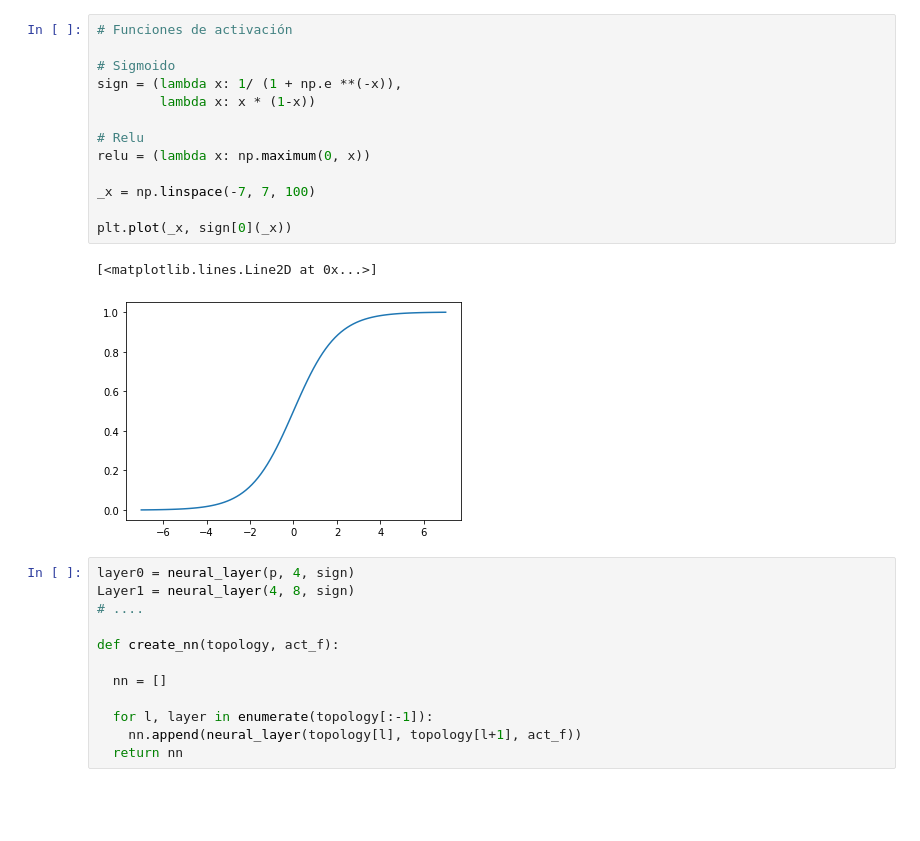
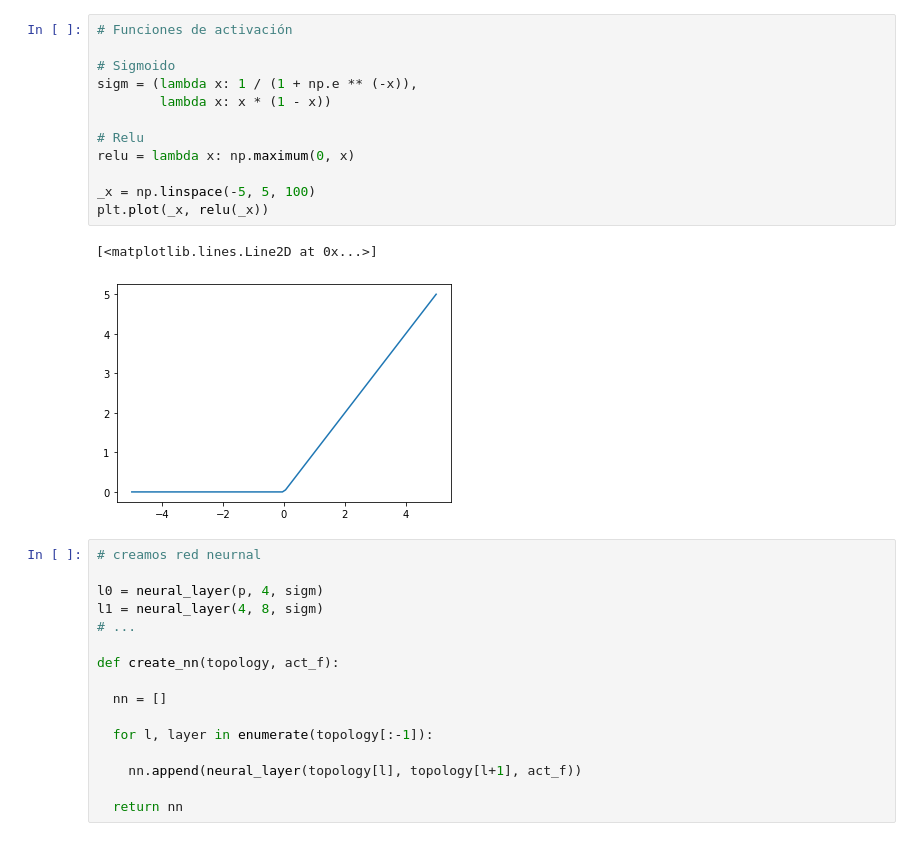
Before and after one commit to Beta628427/Tesis, a Jupyter notebook: RNeuronal_Beta.ipynb, the cells around one changed output. Drawn from its saved outputs; the diff is of its cells as text; blank space fills up the shorter version.

```diff
--- a/RNeuronal_Beta.ipynb
+++ b/RNeuronal_Beta.ipynb
@@ -48,29 +48,32 @@ class neural_layer():
 # %%
 # Funciones de activación
 
 # Sigmoido
-sign = (lambda x: 1/ (1 + np.e **(-x)),
-        lambda x: x * (1-x))
+sigm = (lambda x: 1 / (1 + np.e ** (-x)),
+        lambda x: x * (1 - x))
 
 # Relu
-relu = (lambda x: np.maximum(0, x))
+relu = lambda x: np.maximum(0, x)
 
-_x = np.linspace(-7, 7, 100)
-
-plt.plot(_x, sign[0](_x))
+_x = np.linspace(-5, 5, 100)
+plt.plot(_x, relu(_x))
 # %% [output]
 [<matplotlib.lines.Line2D at 0x...>]
-[figure, old version]
+[figure, new version]
 # %%
-layer0 = neural_layer(p, 4, sign)
-Layer1 = neural_layer(4, 8, sign)
-# ....
+# creamos red neurnal
+
+l0 = neural_layer(p, 4, sigm)
+l1 = neural_layer(4, 8, sigm)
+# ...
 
 def create_nn(topology, act_f):
 
   nn = []
 
   for l, layer in enumerate(topology[:-1]):
+
     nn.append(neural_layer(topology[l], topology[l+1], act_f))
+
   return nn
 # %%
```
Also changed, not shown: parts of 6 cells of this notebook.
